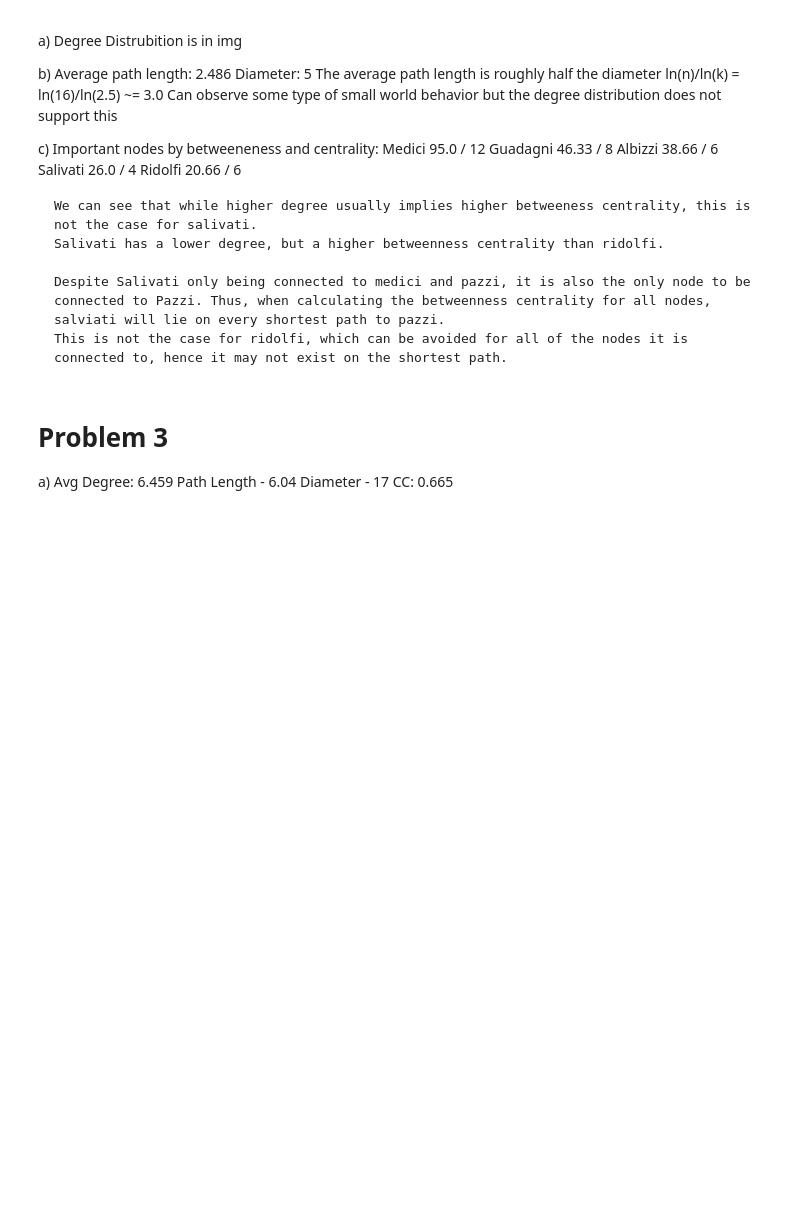
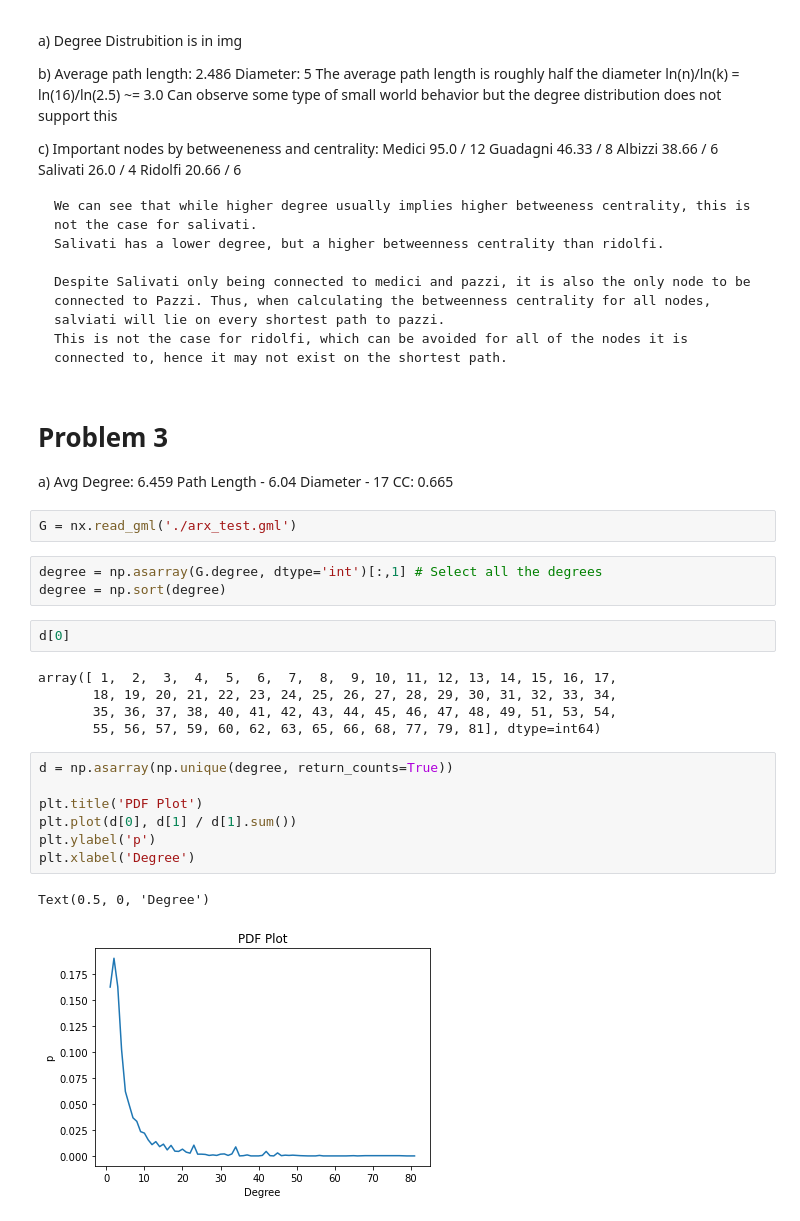
Before and after one commit to JacksonPaull/fa2023, a Jupyter notebook: RWN/HW1/hw1.ipynb, the cells around one changed output. Saved outputs shown, nothing was run; the diff lists cells and outputs as text; blank space fills up the shorter version.

```diff
--- a/RWN/HW1/hw1.ipynb
+++ b/RWN/HW1/hw1.ipynb
@@ -111,3 +112,25 @@ a) Avg Degree: 6.459
     Path Length - 6.04
     Diameter - 17
     CC: 0.665
+# %%
+G = nx.read_gml('./arx_test.gml')
+# %%
+degree = np.asarray(G.degree, dtype='int')[:,1] # Select all the degrees
+degree = np.sort(degree)
+# %%
+d[0]
+# %% [output]
+array([ 1,  2,  3,  4,  5,  6,  7,  8,  9, 10, 11, 12, 13, 14, 15, 16, 17,
+       18, 19, 20, 21, 22, 23, 24, 25, 26, 27, 28, 29, 30, 31, 32, 33, 34,
+       35, 36, 37, 38, 40, 41, 42, 43, 44, 45, 46, 47, 48, 49, 51, 53, 54,
+       55, 56, 57, 59, 60, 62, 63, 65, 66, 68, 77, 79, 81], dtype=int64)
+# %%
+d = np.asarray(np.unique(degree, return_counts=True))
+
+plt.title('PDF Plot')
+plt.plot(d[0], d[1] / d[1].sum())
+plt.ylabel('p')
+plt.xlabel('Degree')
+# %% [output]
+Text(0.5, 0, 'Degree')
+[figure, added]
```
Also changed, not shown: parts of 10 cells of this notebook.
